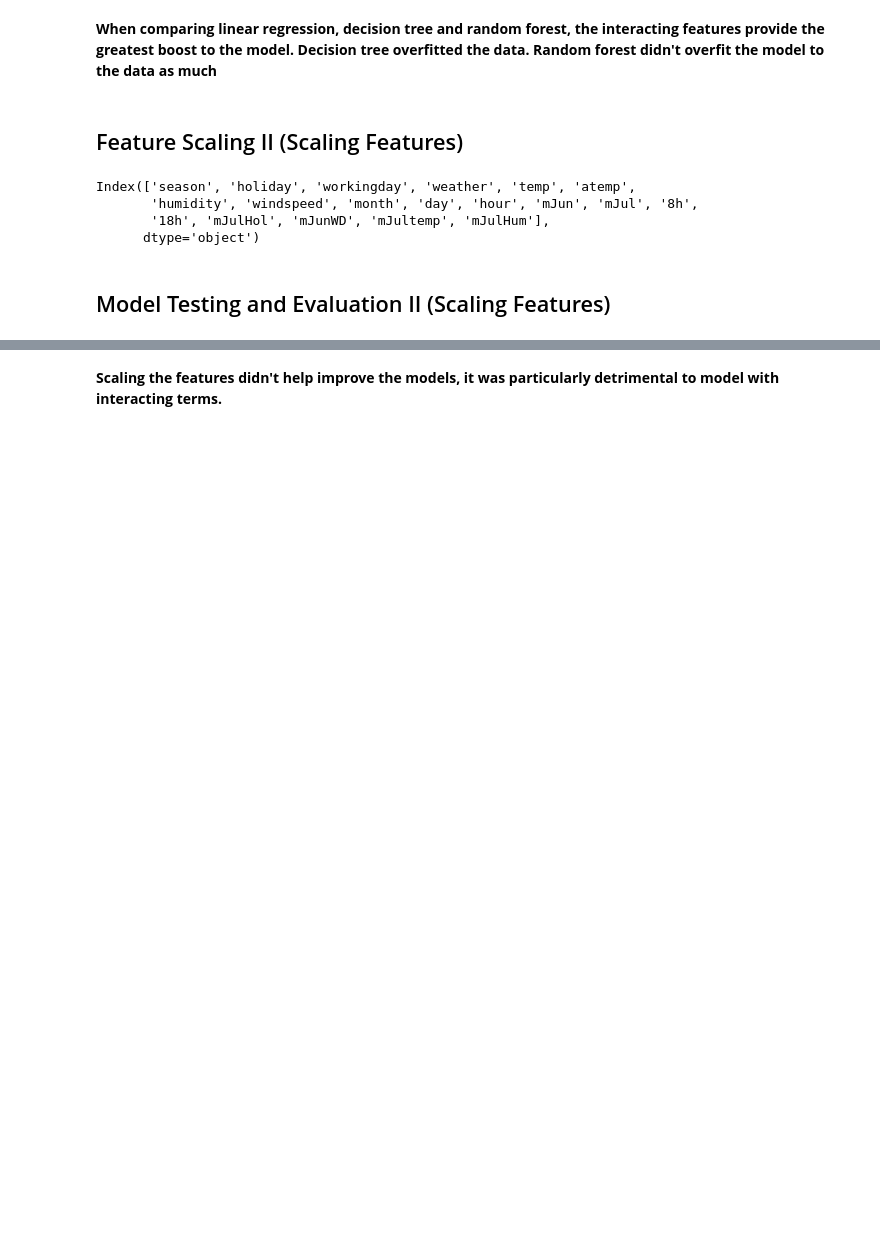
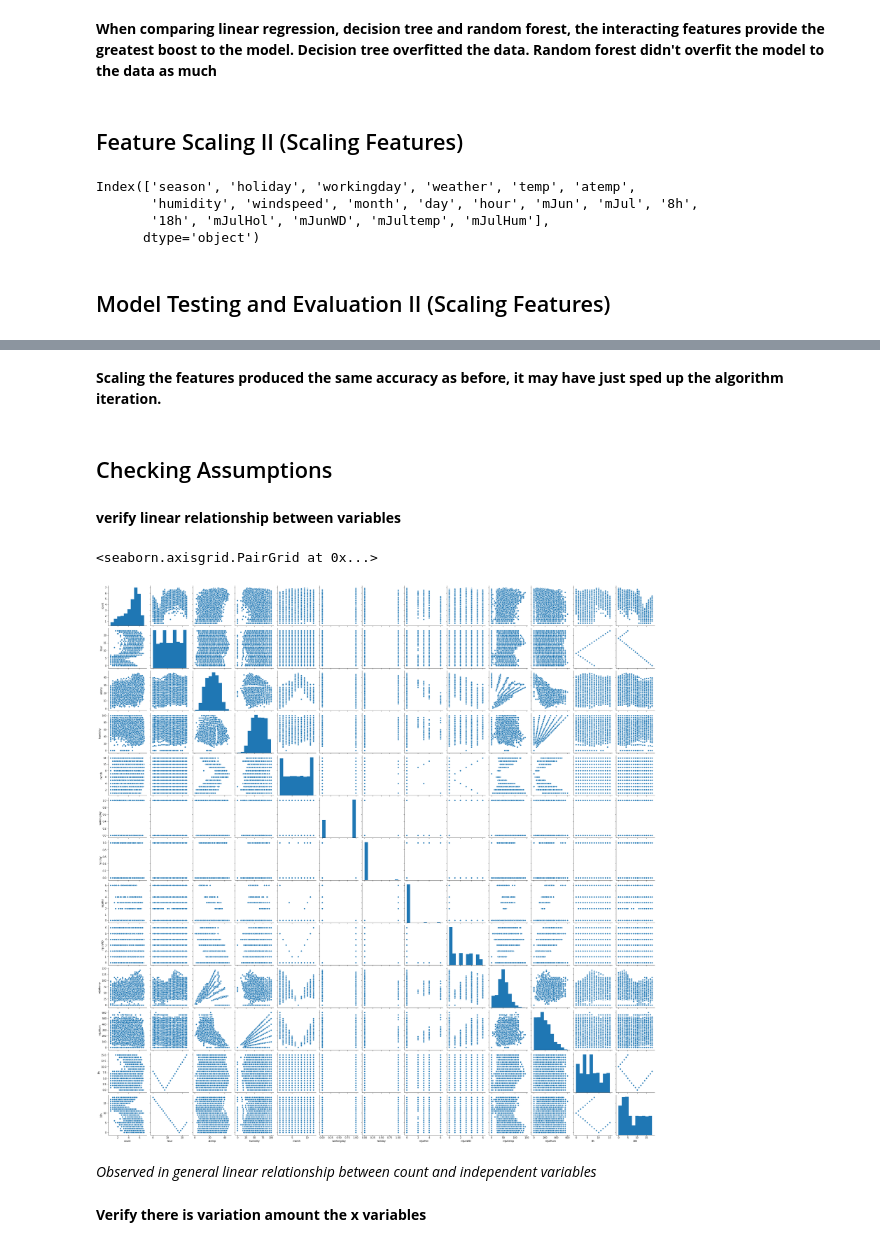
Before and after one commit to gdq12/Spicedprojects, a Jupyter notebook: Project3Bicylcle/bikeAnalysisFlow3.ipynb, the cells around one changed output, grey strips where cells are left out. Saved outputs shown, nothing was run; the diff lists cells and outputs as text; code cells hidden in the pictures; blank space fills up the shorter version.

```diff
--- a/Project3Bicylcle/bikeAnalysisFlow3.ipynb
+++ b/Project3Bicylcle/bikeAnalysisFlow3.ipynb
@@ -427,2 +428,25 @@ testModScalar(xTrain, yTrain, xIndex, modName, 'RF')
-# %% [markdown]
-**Scaling the features didn't help improve the models, it was particularly detrimental to model with interacting terms.**
+# %% [markdown]
+**Scaling the features produced the same accuracy as before, it may have just sped up the algorithm iteration.**
+# %% [markdown]
+## Checking Assumptions
+# %%
+#prepare new training and testing sets for scaling
+xTrain, xTest, yTrain, yTest=dfSplitter(bikes)
+cleanerX(xTrain)
+xTrain, yTrain=featEng2(xTrain, yTrain)
+xTrain=featEng(xTrain)
+# %%
+xTrain=xTrain[['hour','atemp','humidity','month','workingday','holiday','mJulHol','mJunWD','mJultemp','mJulHum', '8h', '18h']]
+# %%
+df=pd.concat([yTrain, xTrain], axis=1)
+# %% [markdown]
+**verify linear relationship between variables**
+# %%
+sns.pairplot(df)
+# %% [output]
+<seaborn.axisgrid.PairGrid at 0x...>
+[figure, added]
+# %% [markdown]
+*Observed in general linear relationship between count and independent variables*
+# %% [markdown]
+**Verify there is variation amount the x variables**
```
Also changed, not shown: parts of 36 cells of this notebook, 1 other file.
